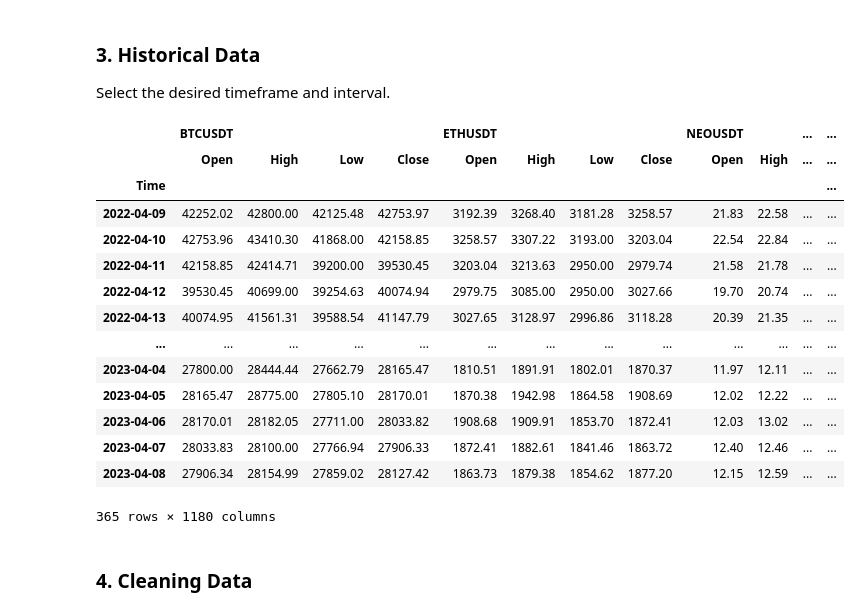
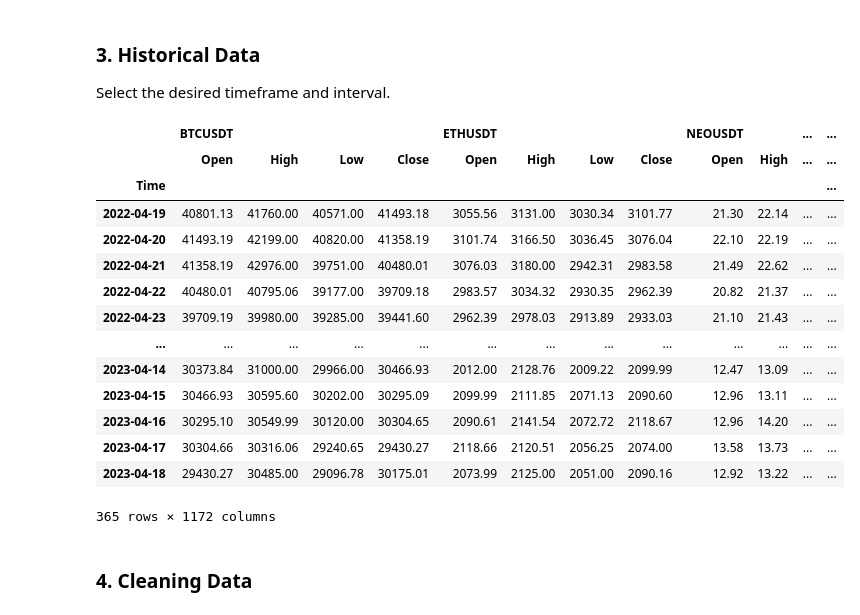
Before and after one commit to Algo-Tradings/pairs-trading-research, a Jupyter notebook: researcher.ipynb, the cells around one changed output. Drawn from its saved outputs; the diff is of its cells as text; code cells hidden in the pictures.

```diff
--- a/researcher.ipynb
+++ b/researcher.ipynb
@@ -33,25 +33,25 @@ from research import Ratio
 Select the desired timeframe and interval.
 # %%
 
-# hist_df = pd.read_csv('./data/raw/historical_data.csv', header=[0, 1], index_col=0) # Uncomment if want last saved historical_data
-hist_df = Loader().get_historical_data(timeframe='1d', interval='1 years ago') # To get new data (it takes sometime)
+hist_df = pd.read_csv('./data/raw/historical_data.csv', header=[0, 1], index_col=0)
+# hist_df = Loader().get_historical_data(timeframe='1d', interval='1 year ago') # Uncomment To get new data (it takes sometime)
 hist_df
 # %% [output]
 |  | BTCUSDT |  |  |  | ETHUSDT |  |  |  | NEOUSDT |  | ... | ... |
 |  | Open | High | Low | Close | Open | High | Low | Close | Open | High | ... | ... |
 | Time |  |  |  |  |  |  |  |  |  |  |  | ... |
-| 2022-04-09 | 42252.02 | 42800.00 | 42125.48 | 42753.97 | 3192.39 | 3268.40 | 3181.28 | 3258.57 | 21.83 | 22.58 | ... | ... |
-| 2022-04-10 | 42753.96 | 43410.30 | 41868.00 | 42158.85 | 3258.57 | 3307.22 | 3193.00 | 3203.04 | 22.54 | 22.84 | ... | ... |
-| 2022-04-11 | 42158.85 | 42414.71 | 39200.00 | 39530.45 | 3203.04 | 3213.63 | 2950.00 | 2979.74 | 21.58 | 21.78 | ... | ... |
-| 2022-04-12 | 39530.45 | 40699.00 | 39254.63 | 40074.94 | 2979.75 | 3085.00 | 2950.00 | 3027.66 | 19.70 | 20.74 | ... | ... |
-| 2022-04-13 | 40074.95 | 41561.31 | 39588.54 | 41147.79 | 3027.65 | 3128.97 | 2996.86 | 3118.28 | 20.39 | 21.35 | ... | ... |
+| 2022-04-19 | 40801.13 | 41760.00 | 40571.00 | 41493.18 | 3055.56 | 3131.00 | 3030.34 | 3101.77 | 21.30 | 22.14 | ... | ... |
+| 2022-04-20 | 41493.19 | 42199.00 | 40820.00 | 41358.19 | 3101.74 | 3166.50 | 3036.45 | 3076.04 | 22.10 | 22.19 | ... | ... |
+| 2022-04-21 | 41358.19 | 42976.00 | 39751.00 | 40480.01 | 3076.03 | 3180.00 | 2942.31 | 2983.58 | 21.49 | 22.62 | ... | ... |
+| 2022-04-22 | 40480.01 | 40795.06 | 39177.00 | 39709.18 | 2983.57 | 3034.32 | 2930.35 | 2962.39 | 20.82 | 21.37 | ... | ... |
+| 2022-04-23 | 39709.19 | 39980.00 | 39285.00 | 39441.60 | 2962.39 | 2978.03 | 2913.89 | 2933.03 | 21.10 | 21.43 | ... | ... |
 | ... | ... | ... | ... | ... | ... | ... | ... | ... | ... | ... | ... | ... |
-| 2023-04-04 | 27800.00 | 28444.44 | 27662.79 | 28165.47 | 1810.51 | 1891.91 | 1802.01 | 1870.37 | 11.97 | 12.11 | ... | ... |
-| 2023-04-05 | 28165.47 | 28775.00 | 27805.10 | 28170.01 | 1870.38 | 1942.98 | 1864.58 | 1908.69 | 12.02 | 12.22 | ... | ... |
-| 2023-04-06 | 28170.01 | 28182.05 | 27711.00 | 28033.82 | 1908.68 | 1909.91 | 1853.70 | 1872.41 | 12.03 | 13.02 | ... | ... |
-| 2023-04-07 | 28033.83 | 28100.00 | 27766.94 | 27906.33 | 1872.41 | 1882.61 | 1841.46 | 1863.72 | 12.40 | 12.46 | ... | ... |
-| 2023-04-08 | 27906.34 | 28154.99 | 27859.02 | 28127.42 | 1863.73 | 1879.38 | 1854.62 | 1877.20 | 12.15 | 12.59 | ... | ... |
+| 2023-04-14 | 30373.84 | 31000.00 | 29966.00 | 30466.93 | 2012.00 | 2128.76 | 2009.22 | 2099.99 | 12.47 | 13.09 | ... | ... |
+| 2023-04-15 | 30466.93 | 30595.60 | 30202.00 | 30295.09 | 2099.99 | 2111.85 | 2071.13 | 2090.60 | 12.96 | 13.11 | ... | ... |
+| 2023-04-16 | 30295.10 | 30549.99 | 30120.00 | 30304.65 | 2090.61 | 2141.54 | 2072.72 | 2118.67 | 12.96 | 14.20 | ... | ... |
+| 2023-04-17 | 30304.66 | 30316.06 | 29240.65 | 29430.27 | 2118.66 | 2120.51 | 2056.25 | 2074.00 | 13.58 | 13.73 | ... | ... |
+| 2023-04-18 | 29430.27 | 30485.00 | 29096.78 | 30175.01 | 2073.99 | 2125.00 | 2051.00 | 2090.16 | 12.92 | 13.22 | ... | ... |
-365 rows × 1180 columns
+365 rows × 1172 columns
 # %% [markdown]
 <h3>4. Cleaning Data </h3>
 # %%
```
Also changed, not shown: parts of 7 cells of this notebook, 12 other files.
